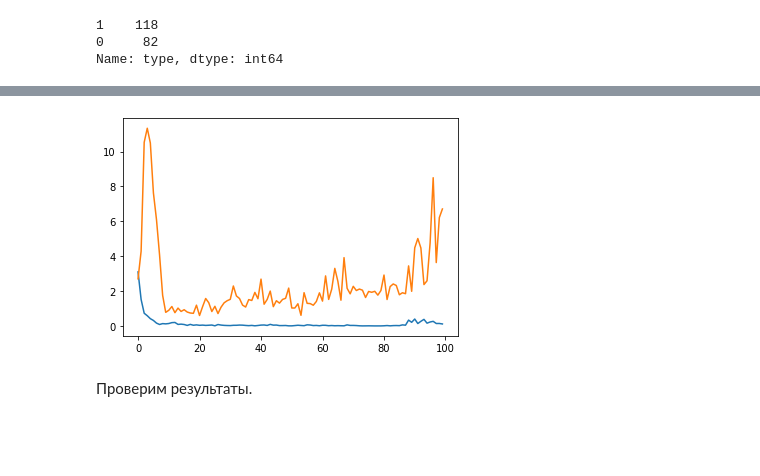
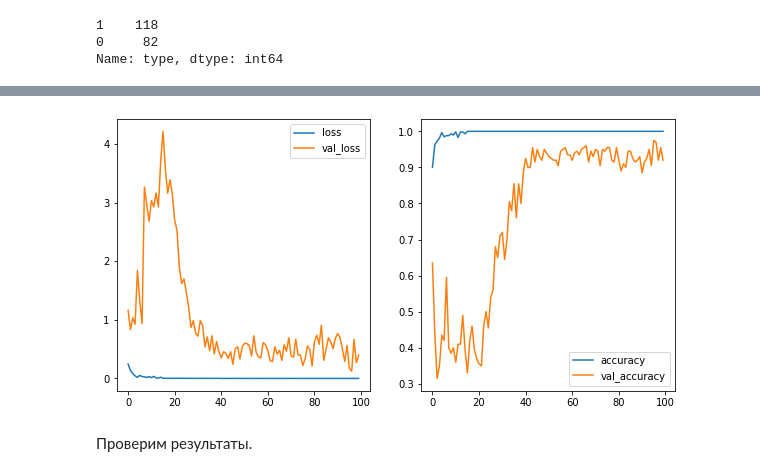
Before and after one commit to evelisko/Directum_test_task, a Jupyter notebook: experiments/page_classification.ipynb, the cells around one changed output, grey strips where cells are left out. Saved outputs shown, nothing was run; the diff lists cells and outputs as text; code cells hidden in the pictures; blank space fills up the shorter version.

```diff
--- a/experiments/page_classification.ipynb
+++ b/experiments/page_classification.ipynb
@@ -154,9 +114,9 @@ df_resized = df_resized.sample(frac=1).reset_index(drop=True)
 # %%
-test_count = math.floor(len(df_resized)*0.4)
-# test_count
-train_df_classify = df_resized.iloc[:-test_count]
+test_count = math.floor(len(df)*0.4)
 
-test_df_classify =  df_resized.iloc[-test_count:]
+train_df_classify = df.iloc[:-test_count]
+
+test_df_classify =  df.iloc[-test_count:]
 
 val_df_classify =  test_df_classify.iloc[:test_count//2]
 
@@ -359,2 +205,11 @@ model_classify.compile(loss='binary_crossentropy',
+# %%
+base_model = ResNet50(input_shape=(IM_SIZE[0], IM_SIZE[1], 3), include_top=False, pooling='avg')
+
+output = base_model.output
+
+x = Dropout(0.3)(output)
+out = tf.keras.layers.Dense(1, activation='sigmoid', name='score')(x) # Этим выводам нужно присвоить названия.
+
+model_classify = tf.keras.models.Model(inputs=base_model.input, outputs=out)
 # %%
 # model_classify.summary()
@@ -457,6 +303,0 @@ NotImplementedError: Layer ModuleWrapper has arguments in `__init__` and therefo
-# %%
-plt.plot(history.history['loss'])
-plt.plot(history.history['val_loss'])
-plt.show()
-# %% [output]
-[figure, removed]
@@ -463,3 +306,14 @@ plt.show()
+# %%
+fig, ax = plt.subplots(1,2, figsize=(10,5))
+ax[0].plot(history.history['loss'],label='loss')
+ax[0].plot(history.history['val_loss'],label='val_loss')
+ax[0].legend()
+ax[1].plot(history.history['accuracy'],label='accuracy')
+ax[1].plot(history.history['val_accuracy'],label='val_accuracy')
+ax[1].legend()
+plt.show()
+# %% [output]
+[figure, added]
 # %% [markdown]
 Проверим результаты.
 # %%
```
Also changed, not shown: parts of 61 cells of this notebook, 7 other files.
